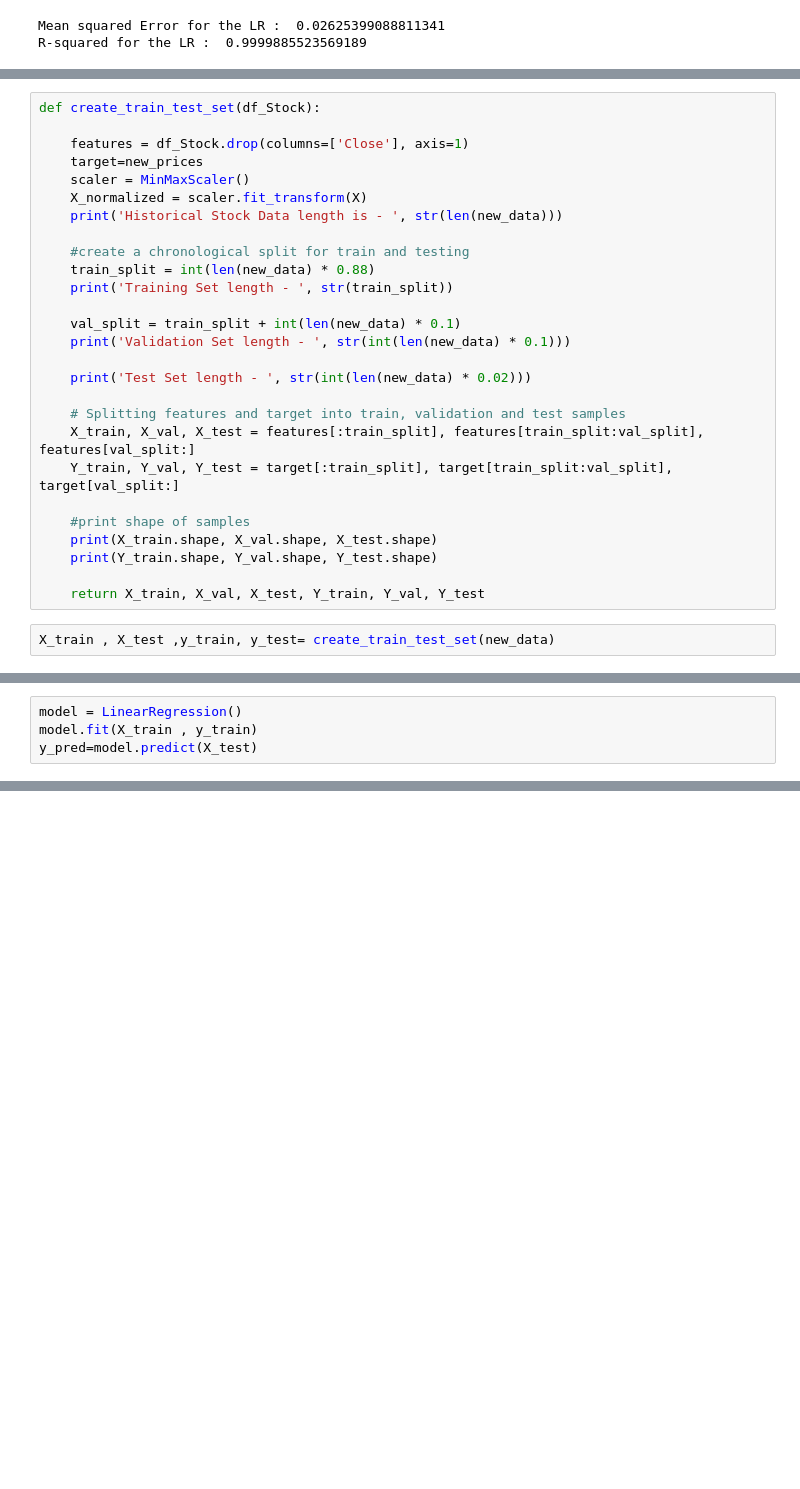
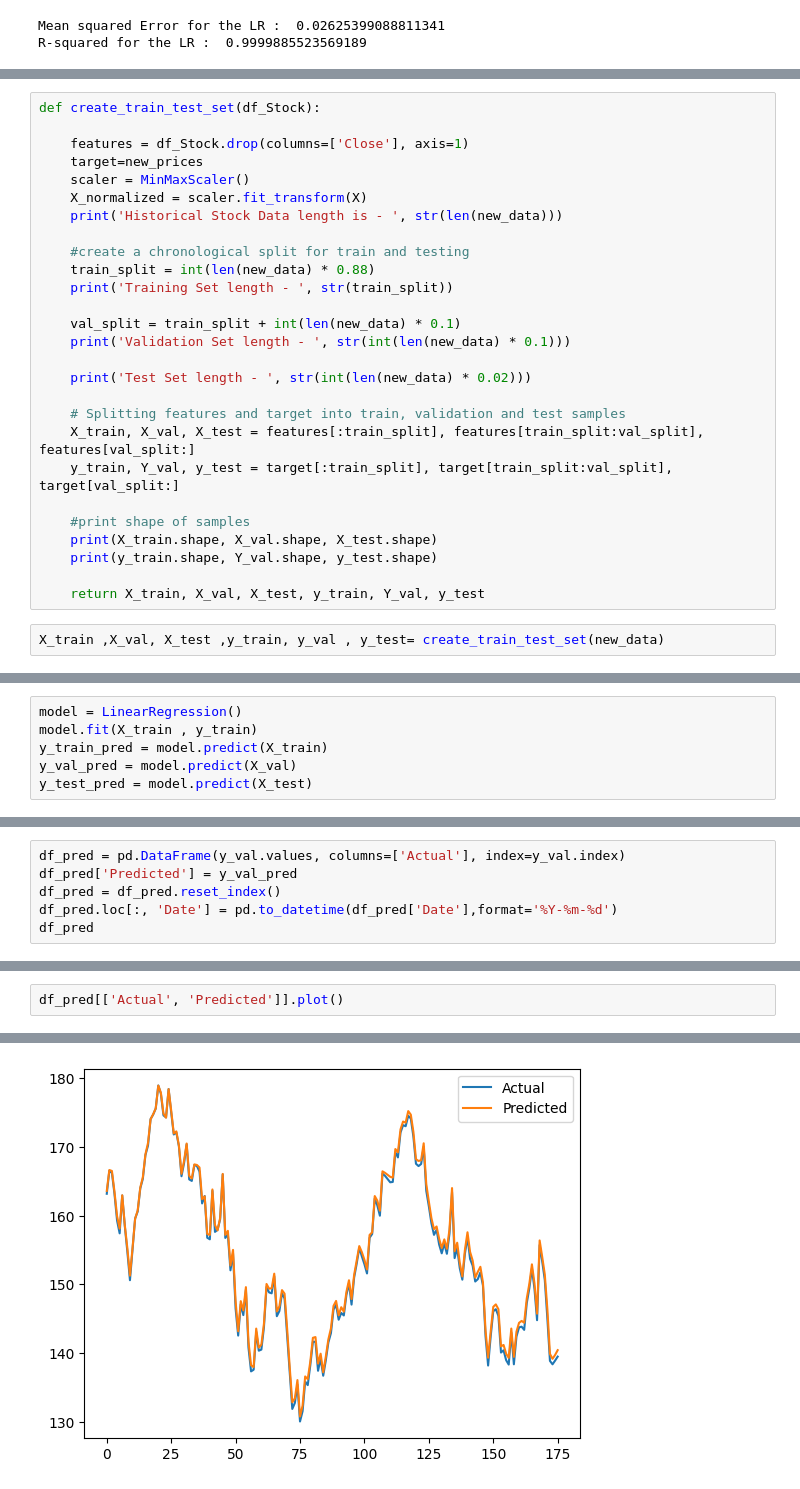
Before and after one commit to FatmaZahra26/Data-Augmentation-Project, a Jupyter notebook: AAPL_paper1.ipynb, the cells around one changed output, grey strips where cells are left out. Cells and saved outputs as stored; diff of their text form; blank space fills up the shorter version.

```diff
--- a/AAPL_paper1.ipynb
+++ b/AAPL_paper1.ipynb
@@ -298,12 +352,12 @@ def create_train_test_set(df_Stock):
 
     # Splitting features and target into train, validation and test samples
     X_train, X_val, X_test = features[:train_split], features[train_split:val_split], features[val_split:]
-    Y_train, Y_val, Y_test = target[:train_split], target[train_split:val_split], target[val_split:]
+    y_train, Y_val, y_test = target[:train_split], target[train_split:val_split], target[val_split:]
 
     #print shape of samples
     print(X_train.shape, X_val.shape, X_test.shape)
-    print(Y_train.shape, Y_val.shape, Y_test.shape)
+    print(y_train.shape, Y_val.shape, y_test.shape)
 
-    return X_train, X_val, X_test, Y_train, Y_val, Y_test
+    return X_train, X_val, X_test, y_train, Y_val, y_test
 # %%
-X_train , X_test ,y_train, y_test= create_train_test_set(new_data)
+X_train ,X_val, X_test ,y_train, y_val , y_test= create_train_test_set(new_data)
@@ -310,4 +371,6 @@ X_train , X_test ,y_train, y_test= create_train_test_set(new_data)
 # %%
 model = LinearRegression()
 model.fit(X_train , y_train)
-y_pred=model.predict(X_test)
+y_train_pred = model.predict(X_train)
+y_val_pred = model.predict(X_val)
+y_test_pred = model.predict(X_test)
@@ -319,0 +423,6 @@ print("R-squared for the LR : ",r2)
+# %%
+df_pred = pd.DataFrame(y_val.values, columns=['Actual'], index=y_val.index)
+df_pred['Predicted'] = y_val_pred
+df_pred = df_pred.reset_index()
+df_pred.loc[:, 'Date'] = pd.to_datetime(df_pred['Date'],format='%Y-%m-%d')
+df_pred
@@ -319,0 +443,3 @@ print("R-squared for the LR : ",r2)
+# %%
+df_pred[['Actual', 'Predicted']].plot()
+# %% [output]
@@ -319,0 +447 @@ print("R-squared for the LR : ",r2)
+[figure, added]
```
Also changed, not shown: parts of 23 cells of this notebook.
